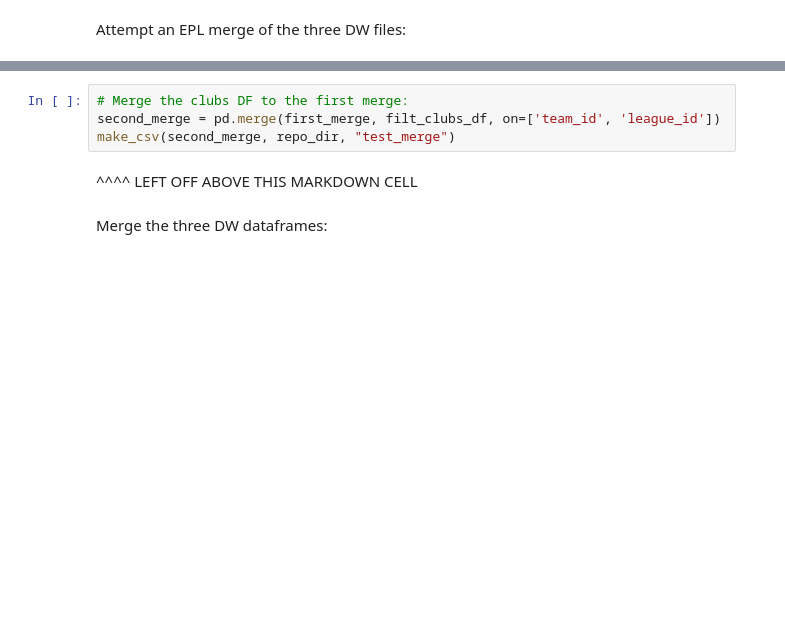
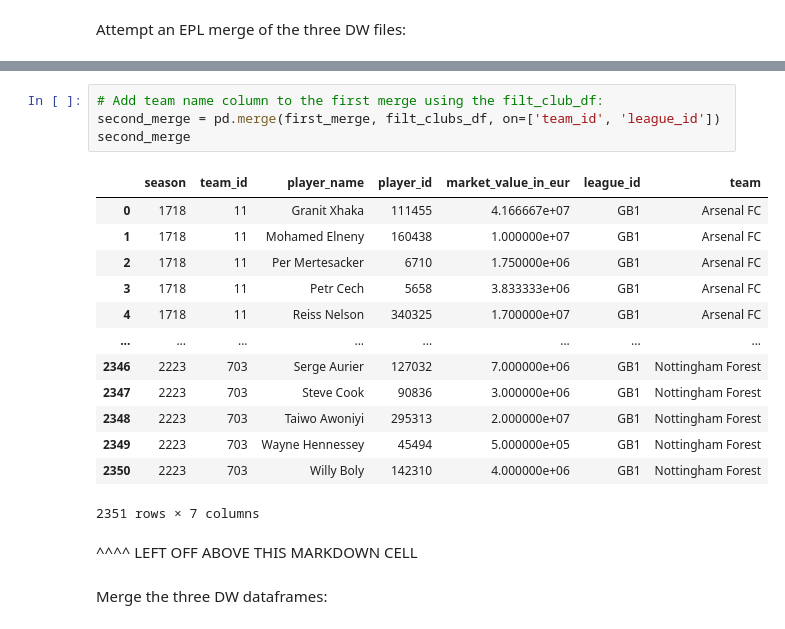
Before and after one commit to cmartins2001/player-valuation-model, a Jupyter notebook: transferMKT_merge_testing.ipynb, the cells around one changed output, grey strips where cells are left out. Drawn from its saved outputs; the diff is of its cells as text; blank space fills up the shorter version.

```diff
--- a/transferMKT_merge_testing.ipynb
+++ b/transferMKT_merge_testing.ipynb
@@ -149,7 +181,21 @@ first_merge
 # %%
-# Merge the clubs DF to the first merge:
+# Add team name column to the first merge using the filt_club_df:
 second_merge = pd.merge(first_merge, filt_clubs_df, on=['team_id', 'league_id'])
-make_csv(second_merge, repo_dir, "test_merge")
+second_merge
+# %% [output]
+|  | season | team_id | player_name | player_id | market_value_in_eur | league_id | team |
+| 0 | 1718 | 11 | Granit Xhaka | 111455 | 4.166667e+07 | GB1 | Arsenal FC |
+| 1 | 1718 | 11 | Mohamed Elneny | 160438 | 1.000000e+07 | GB1 | Arsenal FC |
+| 2 | 1718 | 11 | Per Mertesacker | 6710 | 1.750000e+06 | GB1 | Arsenal FC |
+| 3 | 1718 | 11 | Petr Cech | 5658 | 3.833333e+06 | GB1 | Arsenal FC |
+| 4 | 1718 | 11 | Reiss Nelson | 340325 | 1.700000e+07 | GB1 | Arsenal FC |
+| ... | ... | ... | ... | ... | ... | ... | ... |
+| 2346 | 2223 | 703 | Serge Aurier | 127032 | 7.000000e+06 | GB1 | Nottingham Forest |
+| 2347 | 2223 | 703 | Steve Cook | 90836 | 3.000000e+06 | GB1 | Nottingham Forest |
+| 2348 | 2223 | 703 | Taiwo Awoniyi | 295313 | 2.000000e+07 | GB1 | Nottingham Forest |
+| 2349 | 2223 | 703 | Wayne Hennessey | 45494 | 5.000000e+05 | GB1 | Nottingham Forest |
+| 2350 | 2223 | 703 | Willy Boly | 142310 | 4.000000e+06 | GB1 | Nottingham Forest |
+2351 rows × 7 columns
 # %% [markdown]
 ^^^^ LEFT OFF ABOVE THIS MARKDOWN CELL
 # %% [markdown]
```
Also changed, not shown: parts of 9 cells of this notebook, 1 other file.
